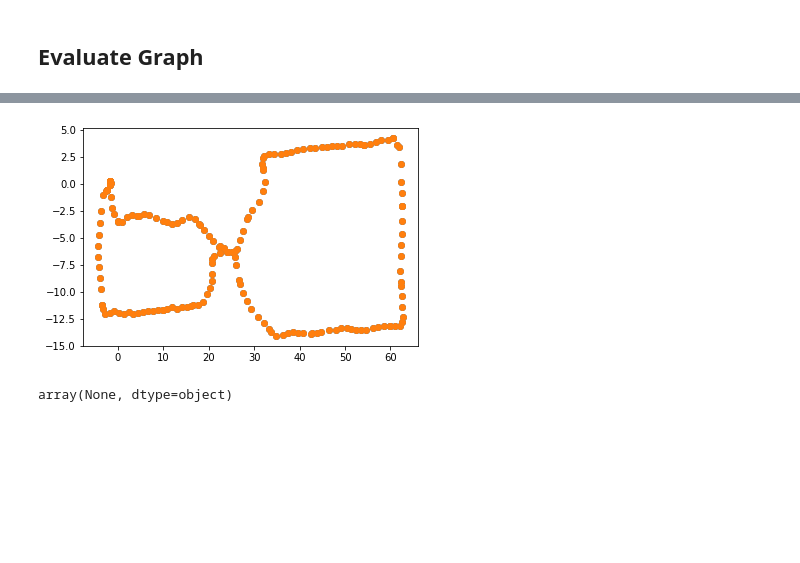
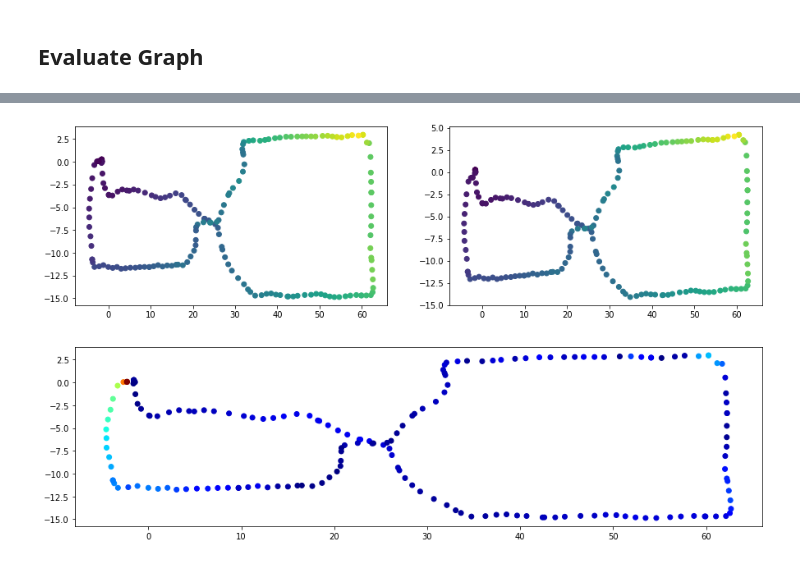
Before and after one commit to ethz-asl/fgsp, a Jupyter notebook: src/check_recordings.ipynb, the cells around one changed output, grey strips where cells are left out. Drawn from its saved outputs; the diff is of its cells as text; code cells hidden in the pictures; blank space fills up the shorter version.

```diff
--- a/src/check_recordings.ipynb
+++ b/src/check_recordings.ipynb
@@ -16,7 +16,7 @@ plt.rcParams['figure.figsize'] = (10, 5)
 ## General Settings
 # %%
 dataroot = '/home/berlukas/Documents/workspace/darpa/src/darpa_subt_mapping/fgsp/data/'
-datasets = ['anymal_1_1628241893122899968/data/']
+datasets = ['anymal_1_1628289584439754752/data/']
 
 n_datasets = len(datasets)
 opt_signals = []
@@ -149,11 +178,16 @@ robot_graph_per_dataset[0].plot()
 # %%
 i=0
-plt.scatter(opt_graph_coords[i][:,0], opt_graph_coords[i][:,1], label='Optimized Trajectory')
-plt.scatter(est_graph_coords[i][:,0], est_graph_coords[i][:,1], label='Estimated Trajectory')
+fig, axes = plt.subplots(1, 2, figsize=(15, 4))
+fig.subplots_adjust(hspace=0.5)
+
+axes[0].scatter(opt_graph_coords[i][:,0], opt_graph_coords[i][:,1], c=opt_signals[i], label='Optimized Trajectory')
+axes[1].scatter(est_graph_coords[i][:,0], est_graph_coords[i][:,1], c=est_signals[i], label='Estimated Trajectory')
 plt.show()
+
+fig, axes = plt.subplots(1, 1, figsize=(15, 4))
+diff_signal = np.abs(opt_signals[i] - est_signals[i])
+axes.scatter(opt_graph_coords[i][:,0], opt_graph_coords[i][:,1], c=diff_signal, label='Optimized Trajectory', cmap='jet')
+plt.show()
 # %% [output]
-[figure, old version]
+[figure, new version]
+[figure, added]
-# %%
-est_graph_adj[0]
-# %% [output]
-array(None, dtype=object)
```
Also changed, not shown: parts of 9 cells of this notebook, 6 other files.
